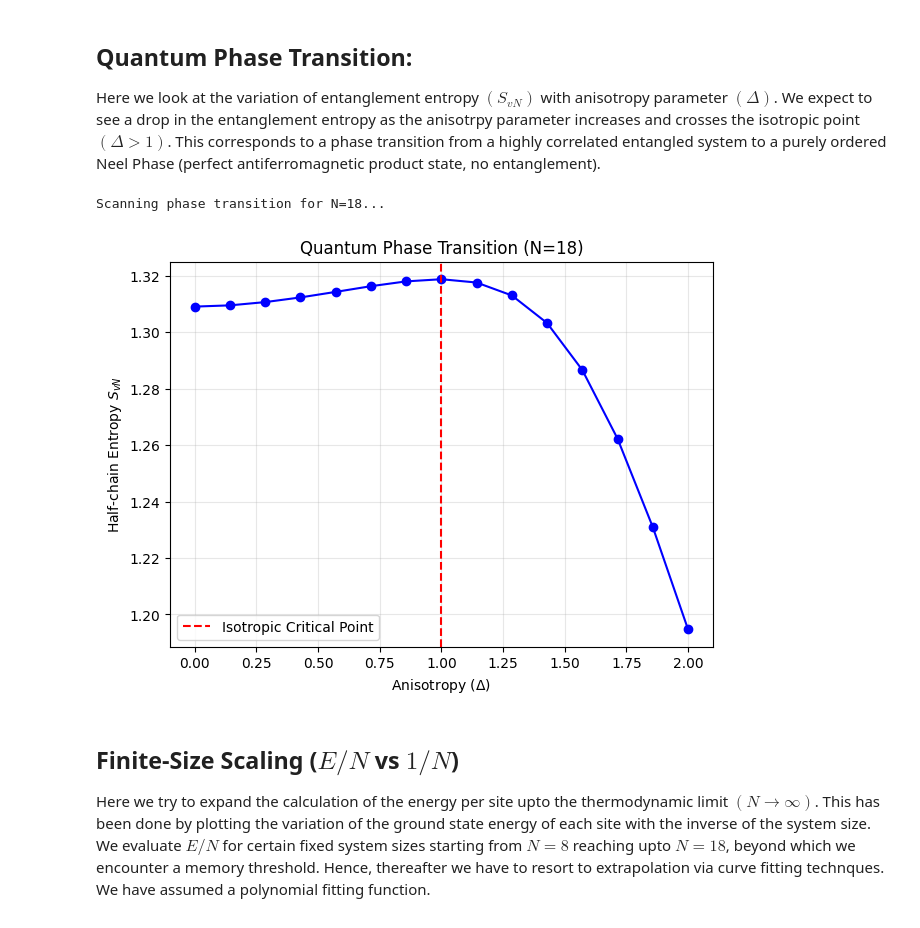
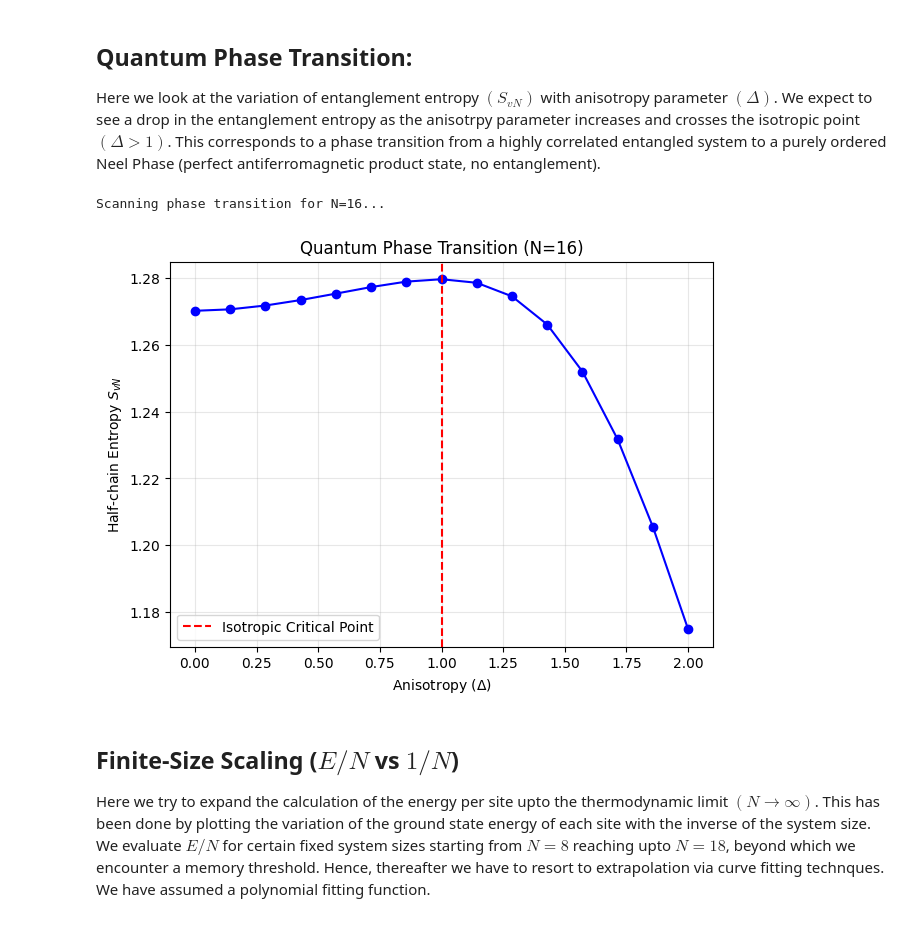
Before and after one commit to Dipanjan-Chaudhuri/ED-and-VMC, a Jupyter notebook: ED_of_1D_Quantum_Spin_Chains.ipynb, the cells around one changed output. Cells and saved outputs as stored; diff of their text form; code cells hidden in the pictures.

```diff
--- a/ED_of_1D_Quantum_Spin_Chains.ipynb
+++ b/ED_of_1D_Quantum_Spin_Chains.ipynb
@@ -184,37 +184,37 @@ Half-chain Entanglement Entropy = 1.2352922409192217
 
 Here we look at the variation of entanglement entropy $(S_{vN})$ with anisotropy parameter $(Δ)$. We expect to see a drop in the entanglement entropy as the anisotrpy parameter increases and crosses the isotropic point $(Δ > 1)$. This corresponds to a phase transition from a highly correlated entangled system to a purely ordered Neel Phase (perfect antiferromagnetic product state, no entanglement).
 # %%
-N_scan = 18
+N_scan = 16
 N_up_scan = N_scan // 2
 J_scan = 1.0
 deltas = np.linspace(0.0, 2.0, 15)
 entropies = []
 
 # Basis only needs to be generated once for a fixed N
 basis_scan, state_to_index_scan = generate_basis(N_scan, N_up_scan)
 
 print(f"Scanning phase transition for N={N_scan}...")
 for d in deltas:
     H_scan = build_hamiltonian_nn(N_scan, basis_scan, state_to_index_scan, J_scan, d)
     eigenenergies_scan, eigenvectors_scan = eigsh(H_scan, k=1, which='SA')
     psi_0_scan = eigenvectors_scan[:, 0]
 
     entropy = half_chain_entanglement_entropy(N_scan, psi_0_scan, basis_scan)
     entropies.append(entropy)
 
 plt.figure(figsize=(7, 5))
 plt.plot(deltas, entropies, marker='o', color='b')
 plt.axvline(1.0, color='r', linestyle='--', label='Isotropic Critical Point')
 plt.xlabel(rf'Anisotropy ($\Delta$)')
 plt.ylabel(r'Half-chain Entropy $S_{vN}$')
 plt.title(f'Quantum Phase Transition (N={N_scan})')
 plt.legend()
 plt.grid(True, alpha=0.3)
 plt.savefig('phase_transition.png', dpi=300, bbox_inches='tight')
 plt.show()
 # %% [output]
-Scanning phase transition for N=18...
+Scanning phase transition for N=16...
-[figure, old version]
+[figure, new version]
 # %% [markdown]
 ## Finite-Size Scaling ($E/N$ vs $1/N$)
 
```
Also changed, not shown: parts of 4 cells of this notebook.
